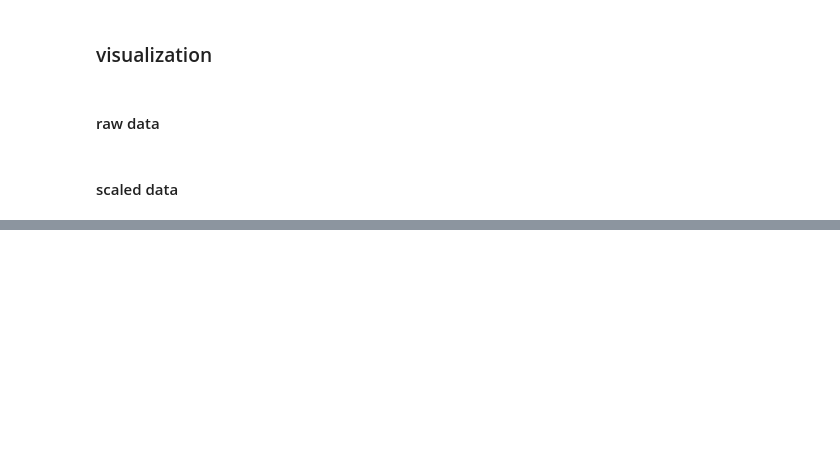
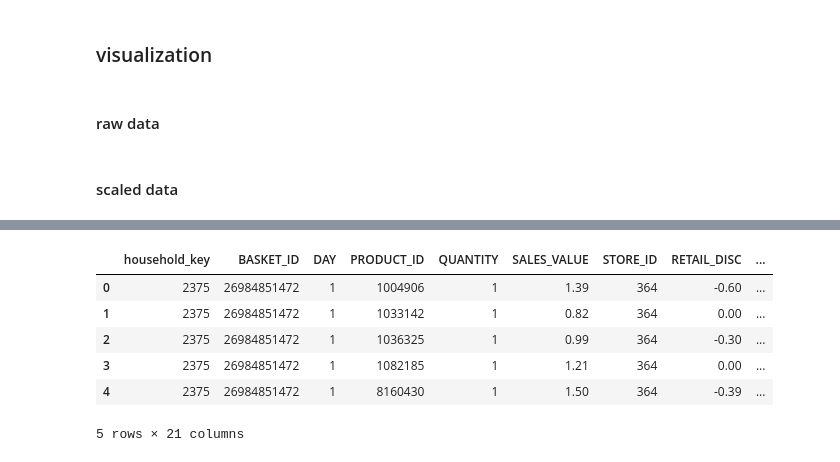
Before and after one commit to bich-le/DDM-Churn-Project, a Jupyter notebook: notebooks/02_Exploratory_Data_Analysis.ipynb, the cells around one changed output, grey strips where cells are left out. Saved outputs shown, nothing was run; the diff lists cells and outputs as text; code cells hidden in the pictures; blank space fills up the shorter version.

```diff
--- a/notebooks/02_Exploratory_Data_Analysis.ipynb
+++ b/notebooks/02_Exploratory_Data_Analysis.ipynb
@@ -55,0 +114,28 @@ memory usage: 397.7 KB
+# %%
+# --- 2. DATA PREPROCESSING ---
+
+# Create a mapping for years based on 12-month cycles
+# Year 1 = X, Year 2 = Y, Year 3 = Z...
+year_naming = {0: 'X', 1: 'Y', 2: 'Z'}
+
+# Calculate the Global Month Index (starting from 0)
+# Every 4 weeks is considered 1 month
+transactions_master['global_month_idx'] = (transactions_master['WEEK_NO'] - 1) // 4
+
+# Calculate Year Offset and Month within that year
+transactions_master['year_offset'] = transactions_master['global_month_idx'] // 12
+transactions_master['month_in_year'] = (transactions_master['global_month_idx'] % 12) + 1
+
+# Map the year offset to a letter (X, Y, Z)
+transactions_master['year_letter'] = transactions_master['year_offset'].map(year_naming)
+
+# Create the final display label (e.g., '1-X', '12-X', '1-Y')
+transactions_master['date_label'] = (
+    transactions_master['month_in_year'].astype(str) + '-' + transactions_master['year_letter']
+)
+
+# Aggregate revenue by global index and label to maintain chronological order
+monthly_revenue = transactions_master.groupby(['global_month_idx', 'date_label'])['SALES_VALUE'].sum().reset_index()
+
+# Ensure data is sorted by time before plotting
+monthly_revenue = monthly_revenue.sort_values('global_month_idx')
@@ -365,0 +595,16 @@ fig_3d.show()
+# %%
+transactions_master_with_cluster = transactions_master.merge(
+    customer_base_rfm[['household_key', 'cluster']],
+    on='household_key',
+    how='left'
+)
+# %%
+transactions_master_with_cluster.head()
+# %% [output]
+|  | household_key | BASKET_ID | DAY | PRODUCT_ID | QUANTITY | SALES_VALUE | STORE_ID | RETAIL_DISC | ... |
+| 0 | 2375 | 26984851472 | 1 | 1004906 | 1 | 1.39 | 364 | -0.60 | ... |
+| 1 | 2375 | 26984851472 | 1 | 1033142 | 1 | 0.82 | 364 | 0.00 | ... |
+| 2 | 2375 | 26984851472 | 1 | 1036325 | 1 | 0.99 | 364 | -0.30 | ... |
+| 3 | 2375 | 26984851472 | 1 | 1082185 | 1 | 1.21 | 364 | 0.00 | ... |
+| 4 | 2375 | 26984851472 | 1 | 8160430 | 1 | 1.50 | 364 | -0.39 | ... |
+5 rows × 21 columns
```
Also changed, not shown: parts of 30 cells of this notebook.
